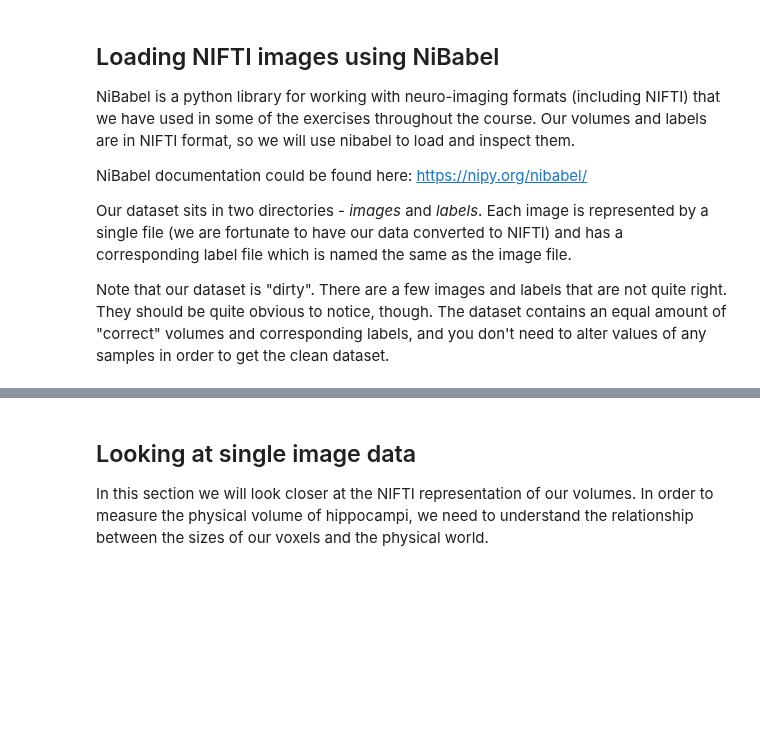
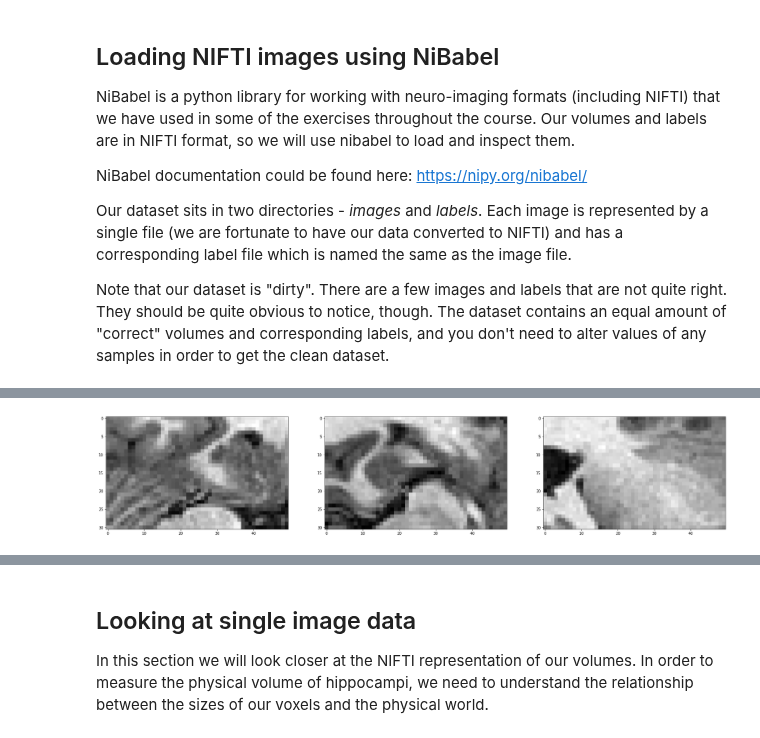
Before and after one commit to smuchuchuti/Final-Project-EDA, a Jupyter notebook: Final Project EDA.ipynb, the cells around one changed output, grey strips where cells are left out. Cells and saved outputs as stored; diff of their text form; code cells hidden in the pictures; blank space fills up the shorter version.

```diff
--- a/Final Project EDA.ipynb
+++ b/Final Project EDA.ipynb
@@ -21,3 +24,8 @@ NiBabel documentation could be found here: https://nipy.org/nibabel/
 Our dataset sits in two directories - *images* and *labels*. Each image is represented by a single file (we are fortunate to have our data converted to NIFTI) and has a corresponding label file which is named the same as the image file.
 
 Note that our dataset is "dirty". There are a few images and labels that are not quite right. They should be quite obvious to notice, though. The dataset contains an equal amount of "correct" volumes and corresponding labels, and you don't need to alter values of any samples in order to get the clean dataset.
+# %%
+# TASK: Your data sits in directory /data/TrainingSet.
+
+path_img='/home/workspace/data/TrainingSet/images'
+path_label='/home/workspace/data/TrainingSet/labels'
@@ -24,6 +56,4 @@ Note that our dataset is "dirty". There are a few images and labels that are not
 # %%
-# TASK: Your data sits in directory /data/TrainingSet.
 # Load an image and a segmentation mask into variables called image and label
-train_path = "../../data/TrainingSet"
-images = sorted(glob(os.path.join(train_path, 'images','*.nii.gz')))
-labels = sorted(glob(os.path.join(train_path, 'labels','*.nii.gz')))
+image=nib.load(os.path.join(path_img,os.listdir(path_img)[1]))
+label=nib.load(os.path.join(path_label,os.listdir(path_img)[1]))
@@ -157,0 +70,13 @@ show_image_label(hippo_img, hippo_label)
+# %%
+# TASK: using matplotlib, visualize a few slices from the dataset, along with their labels.
+# You can adjust plot sizes like so if you find them too small:
+plt.rcParams["figure.figsize"] = (30,30)
+plt.subplot(131)
+plt.imshow(image.get_fdata()[:,:,10],cmap='gray')
+plt.subplot(132)
+plt.imshow(image.get_fdata()[:,:,20],cmap='gray')
+plt.subplot(133)
+plt.imshow(image.get_fdata()[:,:,30],cmap='gray')
+plt.show()
+# %% [output]
+[figure, added]
```
Also changed, not shown: parts of 68 cells of this notebook.
